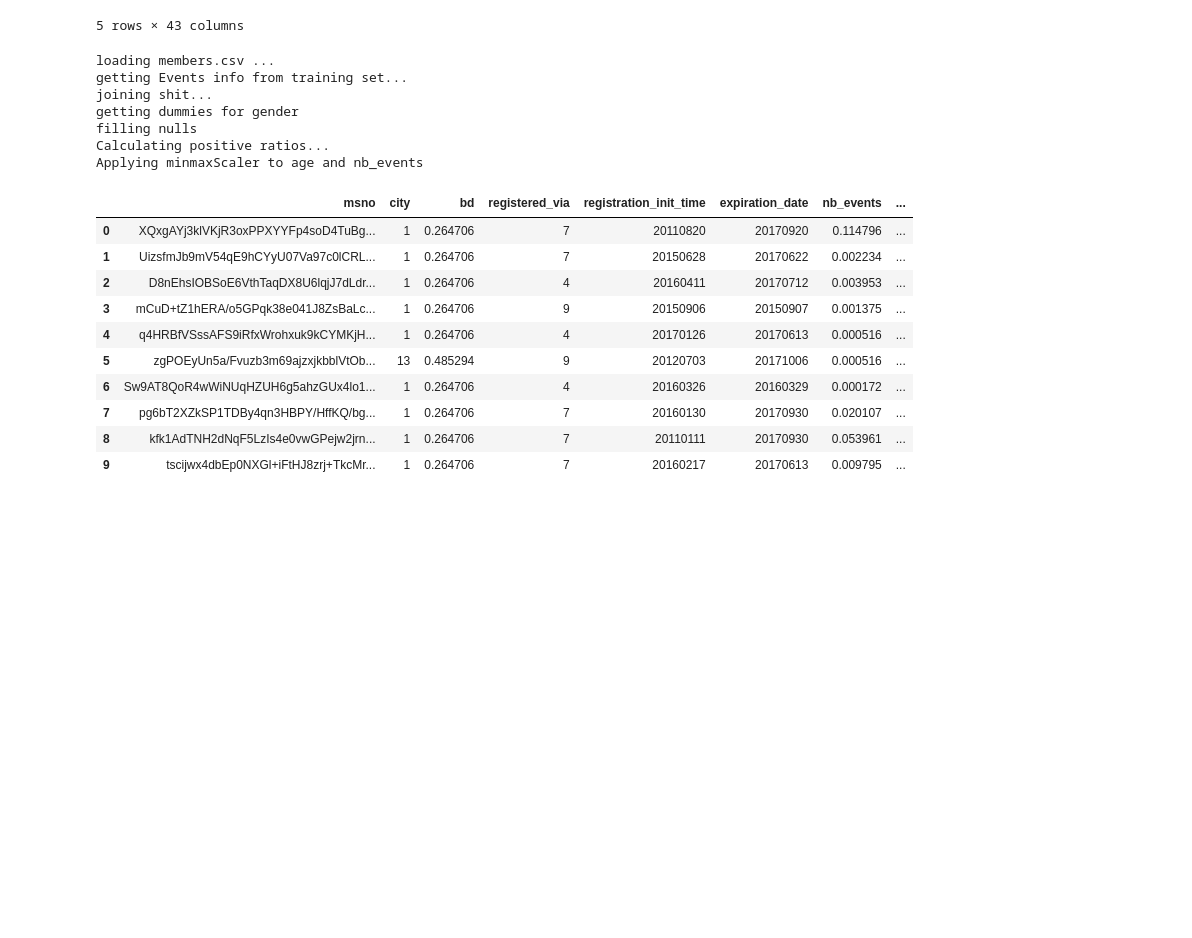
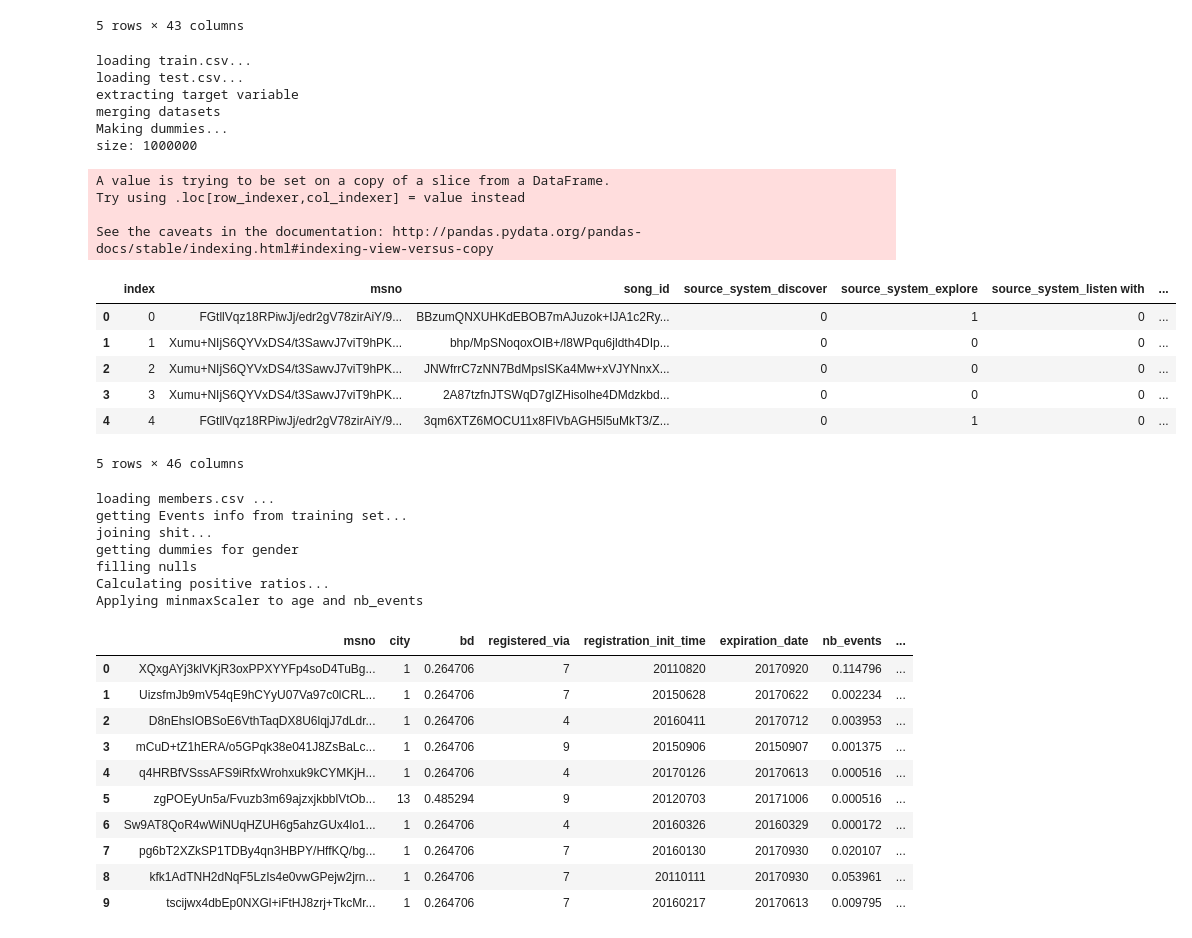
Before and after one commit to scascar/Top1ouRien, a Jupyter notebook: DenseNeuralNetwork.ipynb, the cells around one changed output. Saved outputs shown, nothing was run; the diff lists cells and outputs as text; code cells hidden in the pictures; blank space fills up the shorter version.

```diff
--- a/DenseNeuralNetwork.ipynb
+++ b/DenseNeuralNetwork.ipynb
@@ -36,6 +38,59 @@ Making dummies...
 | 3 | Xumu+NIjS6QYVxDS4/t3SawvJ7viT9hPK... | 2A87tzfnJTSWqD7gIZHisolhe4DMdzkbd... | 1 | 0 | 0 | 0 | ... |
 | 4 | FGtllVqz18RPiwJj/edr2gV78zirAiY/9... | 3qm6XTZ6MOCU11x8FIVbAGH5l5uMkT3/Z... | 1 | 0 | 1 | 0 | ... |
 5 rows × 43 columns
+# %%
+#load train+test to make all in one dummies
+print('loading train.csv...')
+train = load_dataset('train.csv')
+train = train[:1000000]
+print('loading test.csv...')
+test = load_dataset('test.csv')
+print('extracting target variable')
+y_train = train['target']
+del train['target']
+
+test_id = test['id']
+del test['id']
+
+print('merging datasets')
+train = pd.concat([train,test]).reset_index()
+
+#make dummies pit pf source_X
+print('Making dummies...')
+train = train.join(pd.get_dummies(train['source_system_tab'],prefix='source_system'))\
+    .join(pd.get_dummies(train['source_type'],prefix='source_type'))\
+    .join(pd.get_dummies(train['source_screen_name'],prefix='source_screen'))
+#delete the categoricals made into dummies
+del train['source_system_tab']
+del train['source_screen_name']
+del train['source_type']
+
+#getting the size of training set
+training_size = y_train.shape[0]
+print("size:",training_size)
+test = train[training_size:]
+test['id'] = test_id
+train = train[:training_size]
+train['target'] = y_train
+train.head()
+# %% [output]
+loading train.csv...
+loading test.csv...
+extracting target variable
+merging datasets
+Making dummies...
+size: 1000000
+A value is trying to be set on a copy of a slice from a DataFrame.
+Try using .loc[row_indexer,col_indexer] = value instead
+
+See the caveats in the documentation: http://pandas.pydata.org/pandas-docs/stable/indexing.html#indexing-view-versus-copy
+|  | index | msno | song_id | source_system_discover | source_system_explore | source_system_listen with | ... |
+| 0 | 0 | FGtllVqz18RPiwJj/edr2gV78zirAiY/9... | BBzumQNXUHKdEBOB7mAJuzok+IJA1c2Ry... | 0 | 1 | 0 | ... |
+| 1 | 1 | Xumu+NIjS6QYVxDS4/t3SawvJ7viT9hPK... | bhp/MpSNoqoxOIB+/l8WPqu6jldth4DIp... | 0 | 0 | 0 | ... |
+| 2 | 2 | Xumu+NIjS6QYVxDS4/t3SawvJ7viT9hPK... | JNWfrrC7zNN7BdMpsISKa4Mw+xVJYNnxX... | 0 | 0 | 0 | ... |
+| 3 | 3 | Xumu+NIjS6QYVxDS4/t3SawvJ7viT9hPK... | 2A87tzfnJTSWqD7gIZHisolhe4DMdzkbd... | 0 | 0 | 0 | ... |
+| 4 | 4 | FGtllVqz18RPiwJj/edr2gV78zirAiY/9... | 3qm6XTZ6MOCU11x8FIVbAGH5l5uMkT3/Z... | 0 | 1 | 0 | ... |
+5 rows × 46 columns
 # %%
 #Load members.csv
 print('loading members.csv ...')
```
Also changed, not shown: parts of 10 cells of this notebook, 1 other file.
